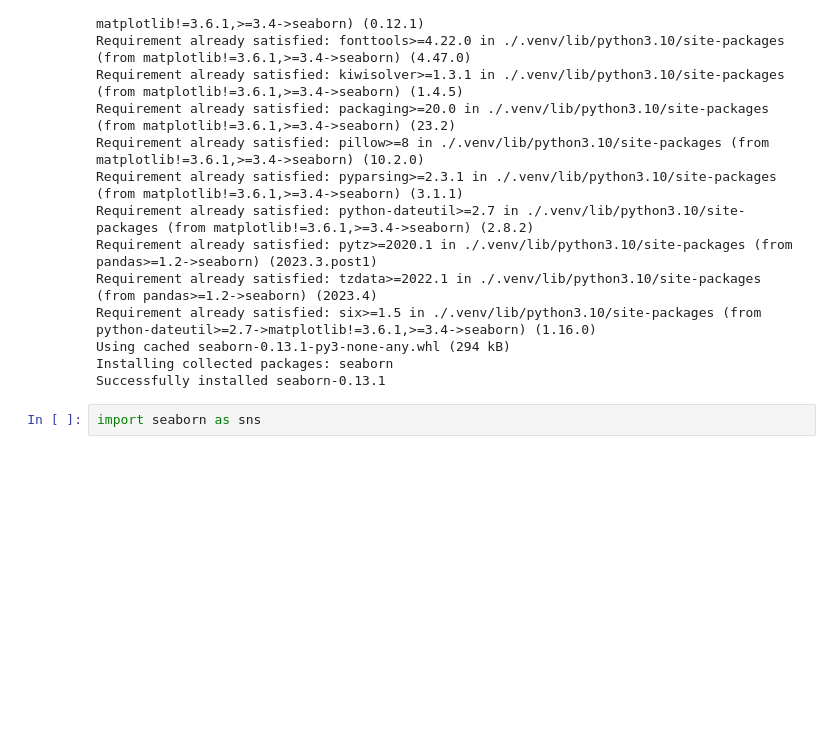
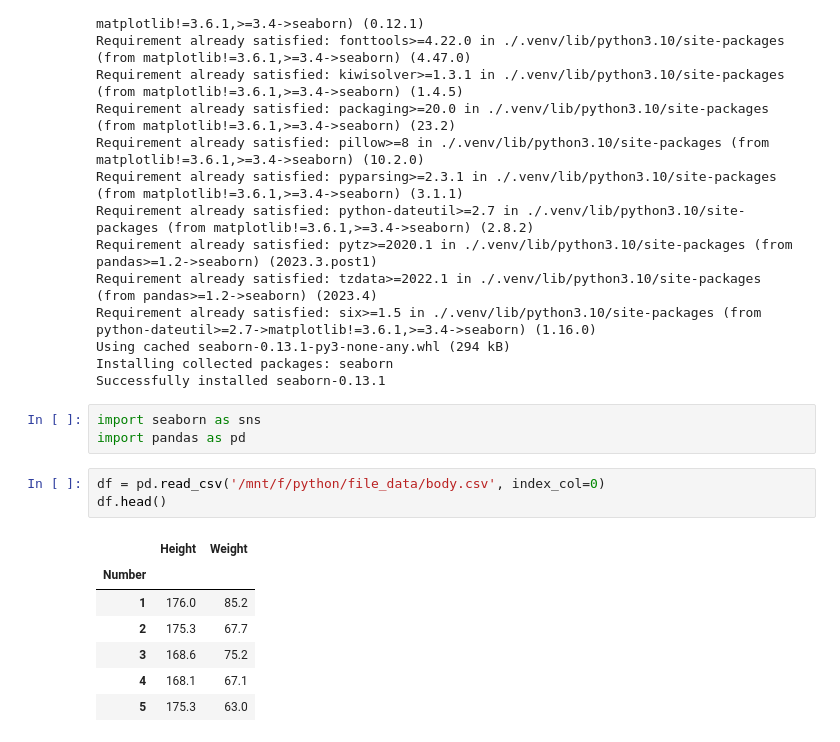
Before and after one commit to dlsdud9098/pandas_test, a Jupyter notebook: seaborn_test.ipynb, the cells around one changed output. Saved outputs shown, nothing was run; the diff lists cells and outputs as text; blank space fills up the shorter version.

```diff
--- a/seaborn_test.ipynb
+++ b/seaborn_test.ipynb
@@ -22,3 +22,15 @@ Installing collected packages: seaborn
 Successfully installed seaborn-0.13.1
 # %%
 import seaborn as sns
+import pandas as pd
+# %%
+df = pd.read_csv('/mnt/f/python/file_data/body.csv', index_col=0)
+df.head()
+# %% [output]
+|  | Height | Weight |
+| Number |  |  |
+| 1 | 176.0 | 85.2 |
+| 2 | 175.3 | 67.7 |
+| 3 | 168.6 | 75.2 |
+| 4 | 168.1 | 67.1 |
+| 5 | 175.3 | 63.0 |
```
Also changed, not shown: parts of 4 cells of this notebook.
